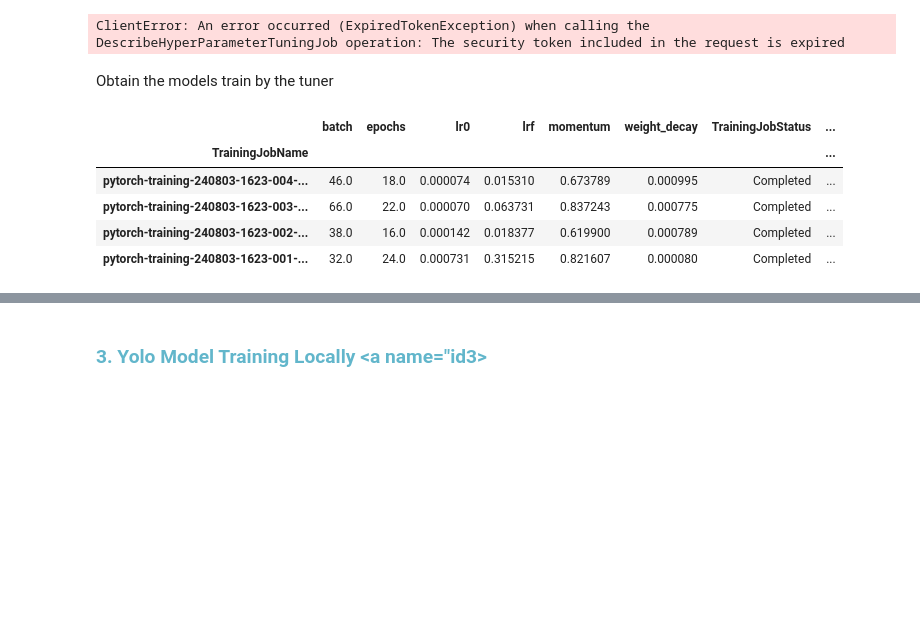
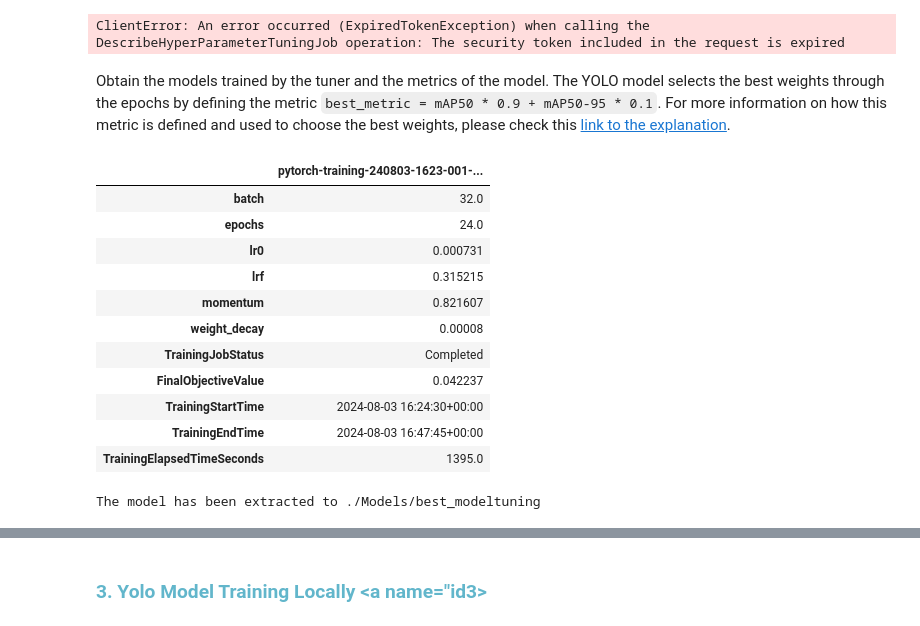
Before and after one commit to ACM40960/project-danielquesada89, a Jupyter notebook: Notebooks/4_yolo_code.ipynb, the cells around one changed output, grey strips where cells are left out. Drawn from its saved outputs; the diff is of its cells as text; code cells hidden in the pictures; blank space fills up the shorter version.

```diff
--- a/Notebooks/4_yolo_code.ipynb
+++ b/Notebooks/4_yolo_code.ipynb
@@ -634,9 +637,10 @@ tuner.fit({"train": train_data_path}, job_name="pytorch-training-240803-1623")
 No finished training job found associated with this estimator. Please make sure this estimator is only used for building workflow config
 ........................................................................................................................................................................................................ ...
 ClientError: An error occurred (ExpiredTokenException) when calling the DescribeHyperParameterTuningJob operation: The security token included in the request is expired
-# %% [markdown]
-Obtain the models train by the tuner
+# %% [markdown]
+Obtain the models trained by the tuner and the metrics of the model. The YOLO model selects the best weights through the epochs by defining the metric `best_metric = mAP50 * 0.9 + mAP50-95 * 0.1`. For more information on how this metric is defined and used to choose the best weights, please check this [link to the explanation](https://github.com/ultralytics/ultralytics/issues/3972).
 # %%
+bucket_name = "sagemaker-eu-west-1-project-danielteresa/"
 bucket_name2 = bucket_name[:-1]
 name_tuning = "pytorch-training-240803-1623"
 # %%
@@ -686,12 +689,39 @@ for job_name, tar_gz_file in output_targz_dict.items():
 
         else:
             print(f"'train/results.csv' not found in {tar_gz_file}")
-# %%
-results_df
-# %% [output]
-|  | batch | epochs | lr0 | lrf | momentum | weight_decay | TrainingJobStatus | ... |
-| TrainingJobName |  |  |  |  |  |  |  | ... |
-| pytorch-training-240803-1623-004-... | 46.0 | 18.0 | 0.000074 | 0.015310 | 0.673789 | 0.000995 | Completed | ... |
-| pytorch-training-240803-1623-003-... | 66.0 | 22.0 | 0.000070 | 0.063731 | 0.837243 | 0.000775 | Completed | ... |
-| pytorch-training-240803-1623-002-... | 38.0 | 16.0 | 0.000142 | 0.018377 | 0.619900 | 0.000789 | Completed | ... |
-| pytorch-training-240803-1623-001-... | 32.0 | 24.0 | 0.000731 | 0.315215 | 0.821607 | 0.000080 | Completed | ... |
+# %%
+results_df = results_df.sort_values(by='FinalObjectiveValue', ascending=False)
+pd.DataFrame(results_df.iloc[0])
+# %% [output]
+|  | pytorch-training-240803-1623-001-... |
+| batch | 32.0 |
+| epochs | 24.0 |
+| lr0 | 0.000731 |
+| lrf | 0.315215 |
+| momentum | 0.821607 |
+| weight_decay | 0.00008 |
+| TrainingJobStatus | Completed |
+| FinalObjectiveValue | 0.042237 |
+| TrainingStartTime | 2024-08-03 16:24:30+00:00 |
+| TrainingEndTime | 2024-08-03 16:47:45+00:00 |
+| TrainingElapsedTimeSeconds | 1395.0 |
+# %%
+best_jobname = results_df.index[0]
+targz_bestmodel = output_targz_dict[best_jobname]
+path_bestmodel = os.path.join(path_models, 'best_modeltuning')
+
+if os.path.exists(path_bestmodel):
+    shutil.rmtree(path_bestmodel)
+    os.makedirs(path_bestmodel)
+else:
+    os.makedirs(path_bestmodel)
+
+# Download the .tar.gz file from S3
+response = s3.get_object(Bucket=bucket_name2, Key=targz_bestmodel)
+tar_gz_data = response['Body'].read()
+with tarfile.open(fileobj=BytesIO(tar_gz_data), mode='r:gz') as tar:
+    tar.extractall(path=path_bestmodel)
+
+print(f"The model has been extracted to {path_bestmodel}")
+# %% [output]
+The model has been extracted to ./Models/best_modeltuning
```
Also changed, not shown: parts of 10 cells of this notebook, 3 other files.
